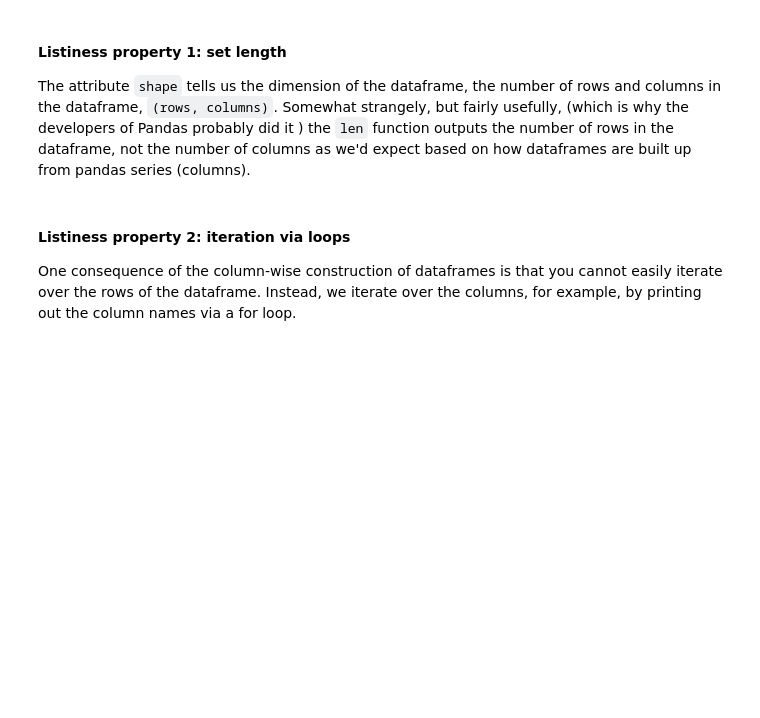
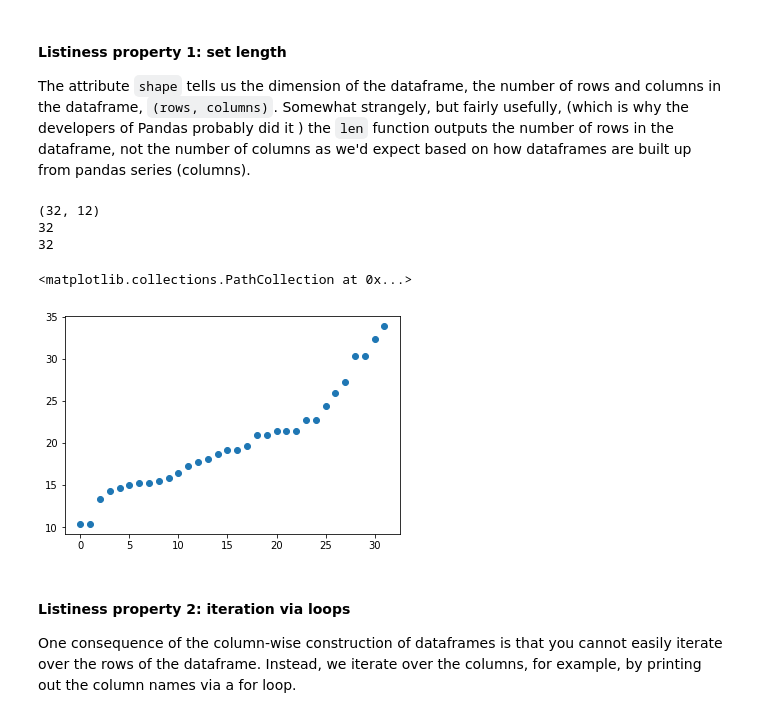
Before and after one commit to GreenSnabl/a-2017, a Jupyter notebook: Labs/Lab1_numstack/Lab1-numstack.ipynb, the cells around one changed output. Saved outputs shown, nothing was run; the diff lists cells and outputs as text; code cells hidden in the pictures; blank space fills up the shorter version.

```diff
--- a/Labs/Lab1_numstack/Lab1-numstack.ipynb
+++ b/Labs/Lab1_numstack/Lab1-numstack.ipynb
@@ -450,7 +651,15 @@ Now that we have our automobile data loaded as a dataframe, we'd like to be able
 # %%
 print(dfcars.shape)     # 12 columns, each of length 32
 print(len(dfcars))      # the number of rows in the dataframe, also the length of a series
 print(len(dfcars.mpg))  # the length of a series
+dfcars.sort_values(by="mpg", inplace=True)
+plt.scatter(range(len(dfcars.mpg)), dfcars.mpg)
+# %% [output]
+(32, 12)
+32
+32
+<matplotlib.collections.PathCollection at 0x...>
+[figure, added]
 # %% [markdown]
 #### Listiness property 2: iteration via loops
 
```
Also changed, not shown: parts of 70 cells of this notebook, 7 other files.
